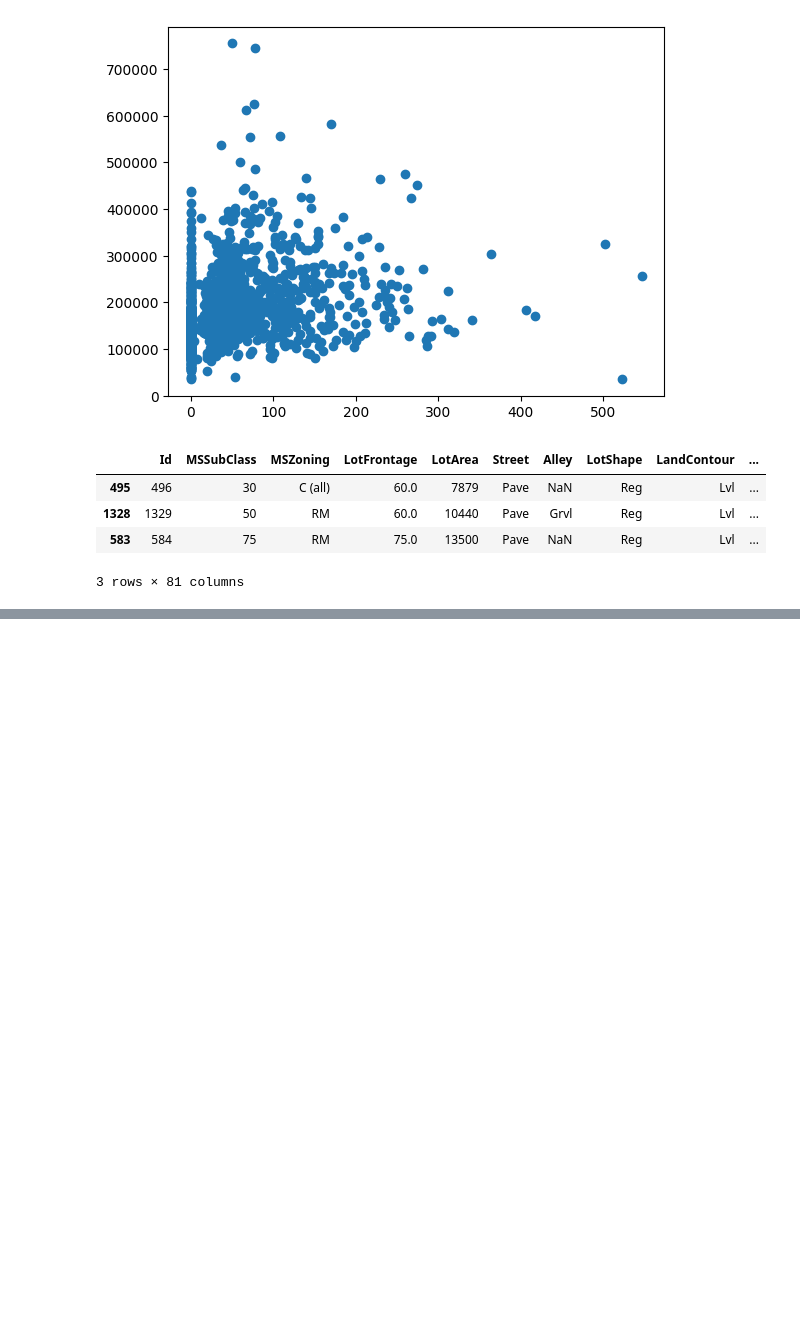
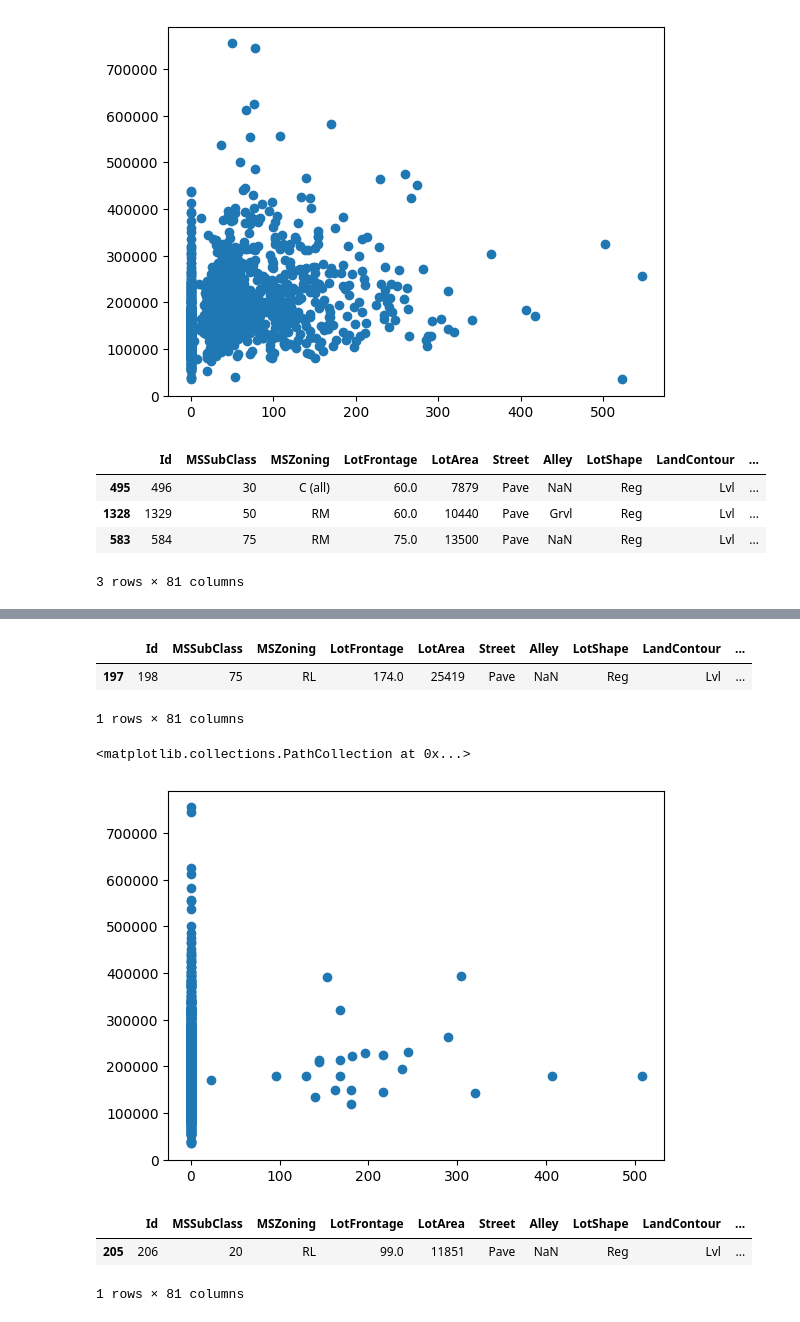
Before and after one commit to maxellmilay/house-pricing-prediction, a Jupyter notebook: eda.ipynb, the cells around one changed output, grey strips where cells are left out. Drawn from its saved outputs; the diff is of its cells as text; code cells hidden in the pictures; blank space fills up the shorter version.

```diff
--- a/eda.ipynb
+++ b/eda.ipynb
@@ -465,0 +472,19 @@ train_df.query('OpenPorchSF > 450').sort_values(by='SalePrice')
+# %%
+train_df.query('EnclosedPorch > 500').sort_values(by='SalePrice')
+# Drop 198
+# %% [output]
+|  | Id | MSSubClass | MSZoning | LotFrontage | LotArea | Street | Alley | LotShape | LandContour | ... |
+| 197 | 198 | 75 | RL | 174.0 | 25419 | Pave | NaN | Reg | Lvl | ... |
+1 rows × 81 columns
+# %%
+plt.scatter(x='3SsnPorch', y='SalePrice', data=train_df)
+# %% [output]
+<matplotlib.collections.PathCollection at 0x...>
+[figure, added]
+# %%
+train_df.query('`3SsnPorch` > 500').sort_values(by='SalePrice')
+# Drop 206
+# %% [output]
+|  | Id | MSSubClass | MSZoning | LotFrontage | LotArea | Street | Alley | LotShape | LandContour | ... |
+| 205 | 206 | 20 | RL | 99.0 | 11851 | Pave | NaN | Reg | Lvl | ... |
+1 rows × 81 columns
```
Also changed, not shown: parts of 7 cells of this notebook.
